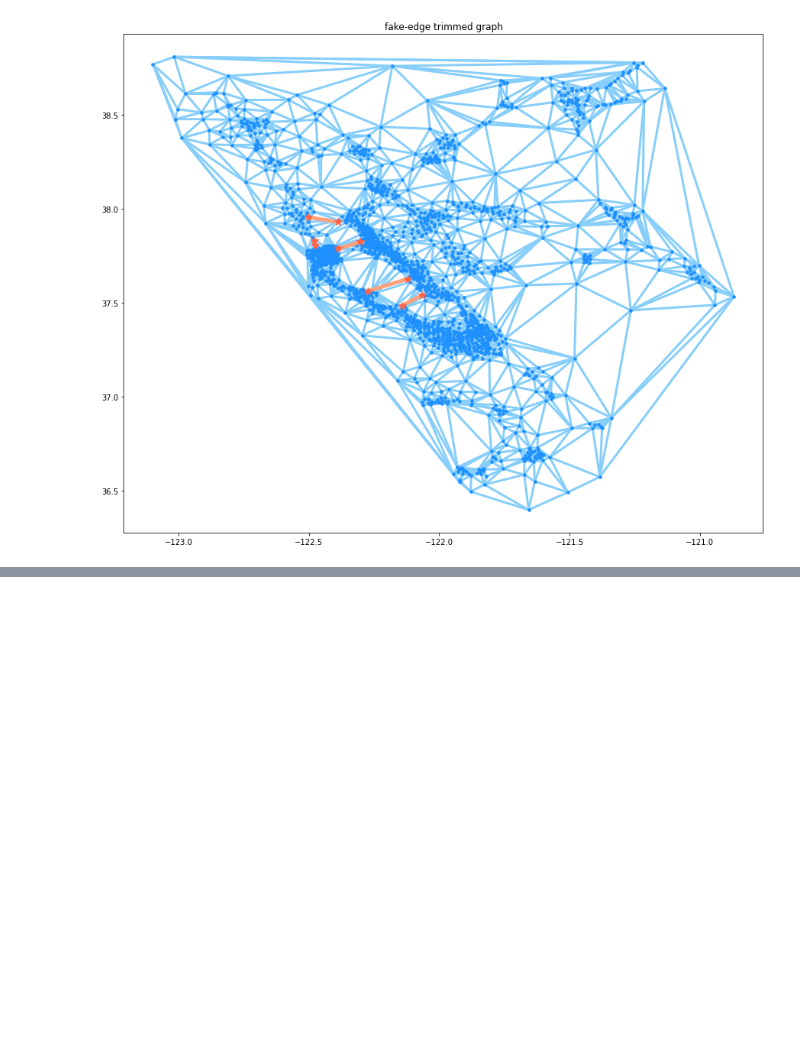
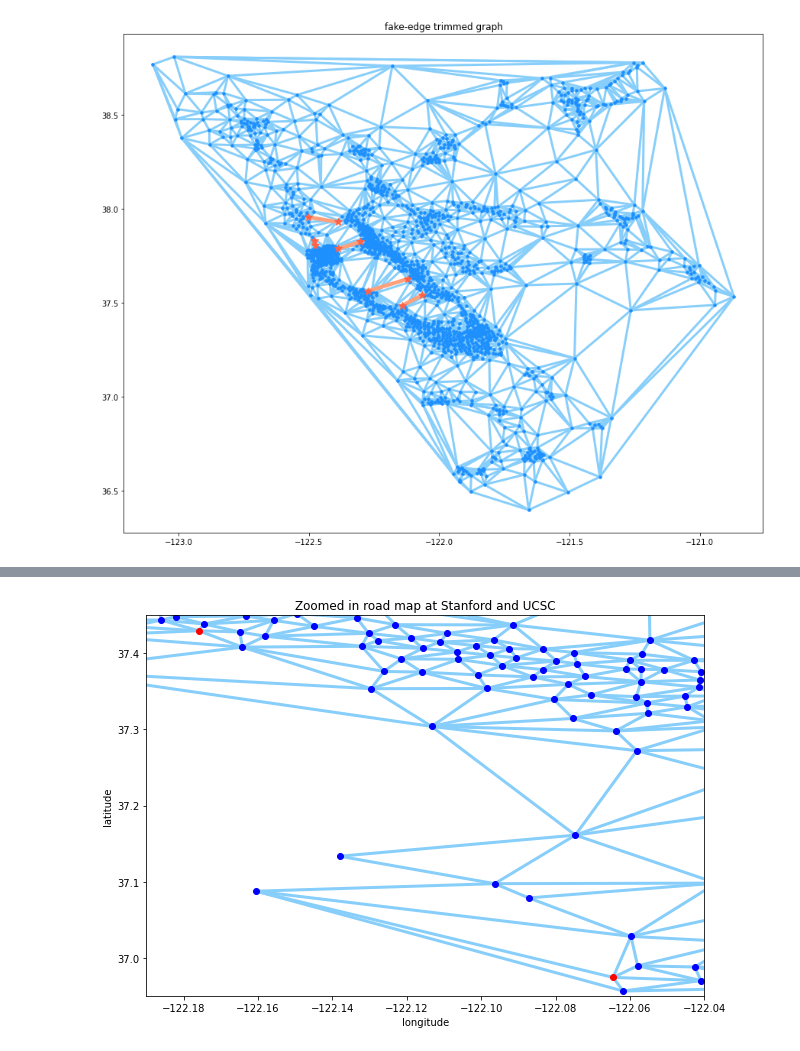
Before and after one commit to heiung2001/Uber-Traffic-Network, a Jupyter notebook: uber_traffic_network.ipynb, the cells around one changed output, grey strips where cells are left out. Cells and saved outputs as stored; diff of their text form; code cells hidden in the pictures; blank space fills up the shorter version.

```diff
--- a/uber_traffic_network.ipynb
+++ b/uber_traffic_network.ipynb
@@ -393,5 +397,5 @@ for i in range(len(bridges)):
         if round(road[1, 0], 1) == round(x, 1) and round(road[1, 1], 1) == round(y, 1):
             near_node2.append(node)
     node1 = get_nearest_node(road[0, :], near_node1)
-    node2 = get_nearest_node(road[:, 0], near_node2)
+    node2 = get_nearest_node(road[1, :], near_node2)
     bridge_on_map.append((node1, node2))
@@ -418,0 +445,22 @@ plt.show()
+# %%
+plt.figure(figsize=(10, 7))
+for edge in G_tilde.edges:
+    x = [node_dict[edge[0]]['Location'][0], node_dict[edge[1]]['Location'][0]]
+    y = [node_dict[edge[0]]['Location'][1], node_dict[edge[1]]['Location'][1]]
+    plt.plot(x, y, linewidth=3, color='lightskyblue')
+
+plt.plot(Stanford_loc[0], Stanford_loc[1], 'o', color='red')
+plt.plot(UCSC_loc[0], UCSC_loc[1], 'o', color='red')
+
+for node in node_dict:
+    if node != Stanford_ID and node != UCSC_ID:
+        plt.plot(node_dict[node]['Location'][0], node_dict[node]['Location'][1], 'o', color='blue')
+plt.xlim(-122.19, -122.04)
+plt.ylim(36.95, 37.45)
+
+plt.xlabel('longitude')
+plt.ylabel('latitude')
+plt.title('Zoomed in road map at Stanford and UCSC')
+plt.show()
+# %% [output]
+[figure, added]
```
Also changed, not shown: parts of 6 cells of this notebook.
